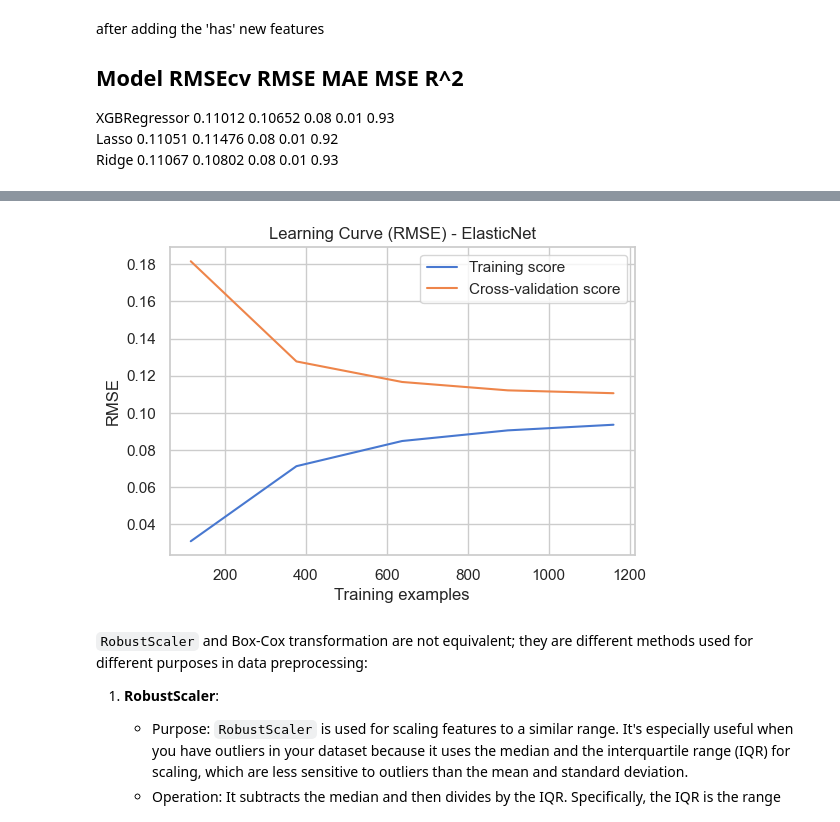
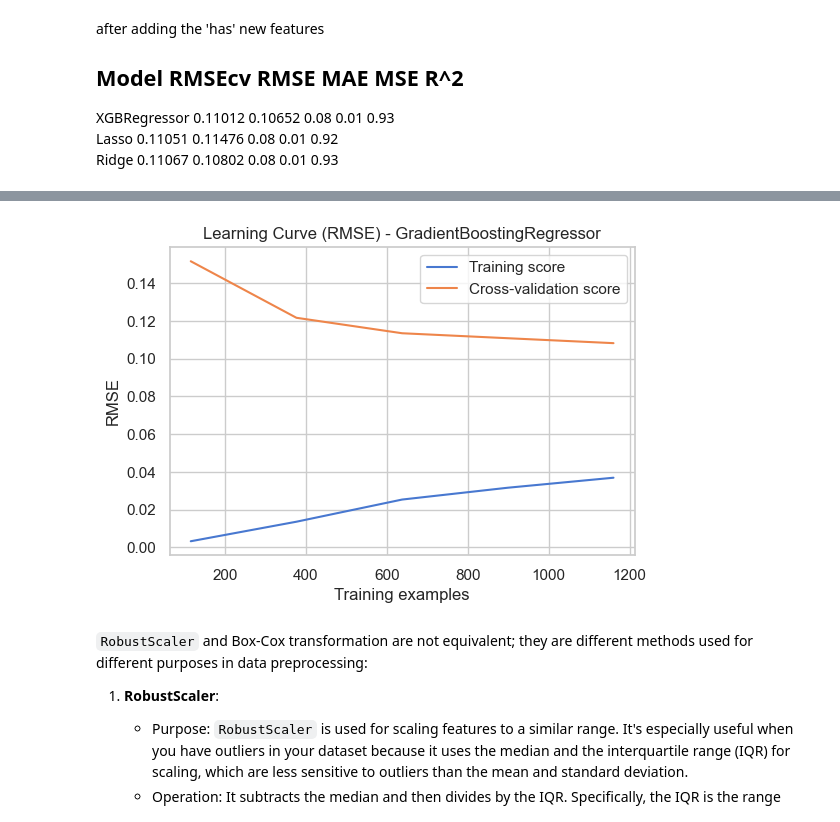
Before and after one commit to sjuanati/DataSciLabs, a Jupyter notebook: projects/kaggle/02_house_prices/house_prices.ipynb, the cells around one changed output, grey strips where cells are left out. Drawn from its saved outputs; the diff is of its cells as text; code cells hidden in the pictures.

Commit message:
added GradientBoostingRegressor

```diff
--- a/projects/kaggle/02_house_prices/house_prices.ipynb
+++ b/projects/kaggle/02_house_prices/house_prices.ipynb
@@ -433,6 +434,33 @@ def fit_lightgbm_regressor(
     )
     lgbm.fit(X_train, y_train)
     return lgbm
+# %%
+from sklearn.ensemble import GradientBoostingRegressor
+
+
+def fit_gradient_boosting_regressor(
+    learning_rate=0.1,
+    loss='squared_error',
+    max_depth=3,
+    max_features=None,
+    min_samples_leaf=1,
+    min_samples_split=2,
+    n_estimators=100,
+    subsample=1.0,
+):
+    gb = GradientBoostingRegressor(
+        loss=loss,
+        learning_rate=learning_rate,
+        max_depth=max_depth,
+        max_features=max_features,
+        min_samples_leaf=min_samples_leaf,
+        min_samples_split=min_samples_split,
+        n_estimators=n_estimators,
+        random_state=RANDOM_STATE,
+        subsample=subsample,
+    )
+    gb.fit(X_train, y_train)
+    return gb
 # %% [markdown]
 ### Fit Models
 # %%
@@ -719,3 +764,16 @@ lgbm = fit_lightgbm_regressor(
+# %%
+gb = fit_gradient_boosting_regressor(
+    loss='huber',
+    learning_rate=0.01,
+    max_depth=4,
+    max_features='sqrt',
+    min_samples_leaf=2,
+    min_samples_split=8,
+    n_estimators=6000,
+    subsample=0.9,
+)
+
+# quite overfitting, so will have to lower it although score decreases
 # %% [markdown]
 ### Scores with tunned models
 # %%
@@ -740,7 +802,7 @@ Ridge                     0.11067     0.10802     0.08     0.01     0.93
 # %%
-plot_learning_curve(enet)
+plot_learning_curve(gb)
 # %% [output]
-[figure, old version]
+[figure, new version]
 # %%
 from scipy.stats import skew, boxcox_normmax
 from scipy.special import boxcox1p
```
Also changed, not shown: parts of 8 cells of this notebook.
